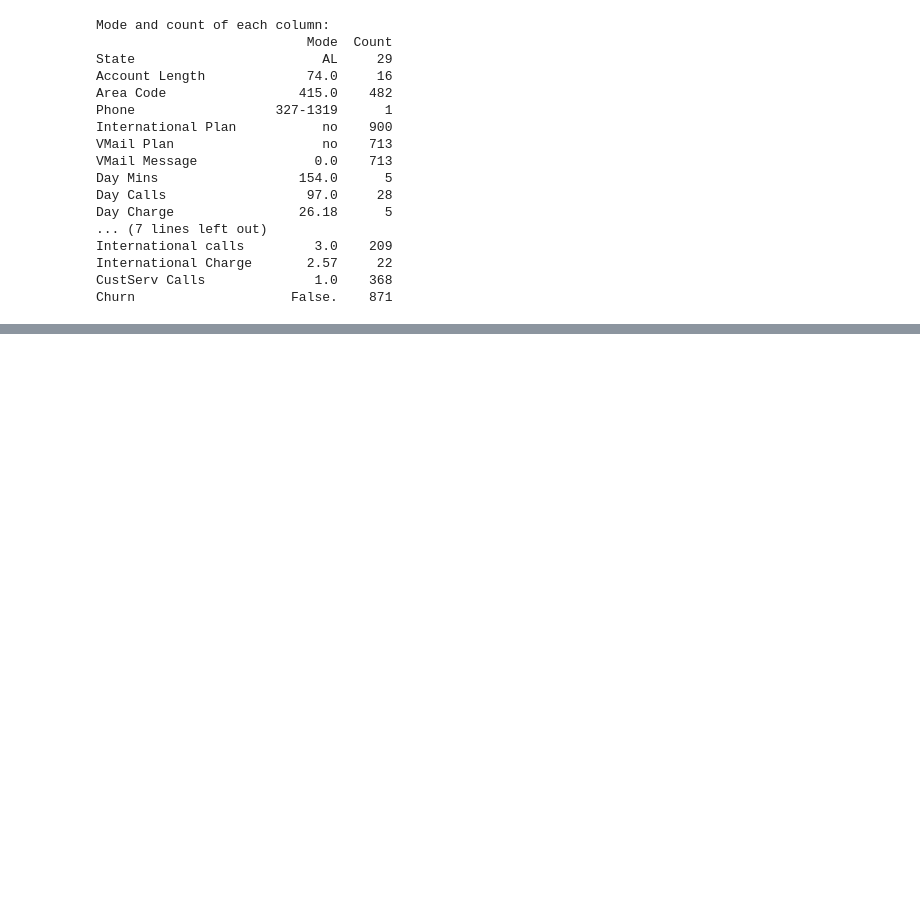
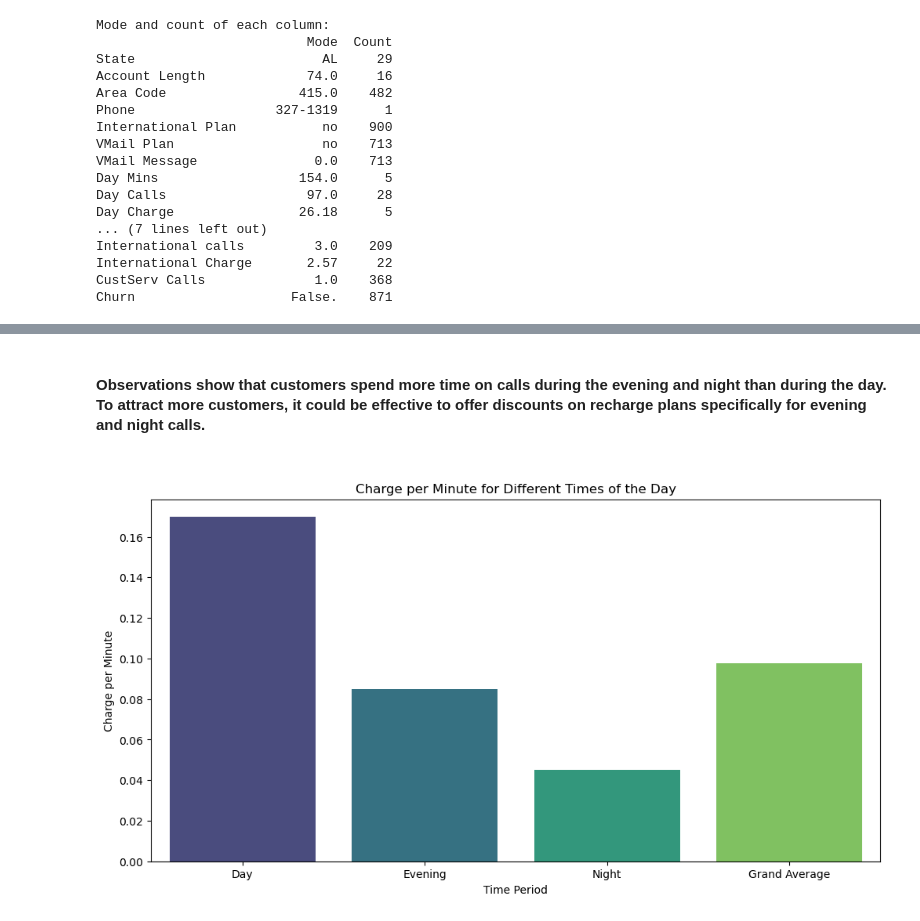
Before and after one commit to SweetyDhas/Live-Project, a Jupyter notebook: No Churn Telecom Project/No_Churn_Telecom.ipynb, the cells around one changed output, grey strips where cells are left out. Cells and saved outputs as stored; diff of their text form; code cells hidden in the pictures; blank space fills up the shorter version.

```diff
--- a/No Churn Telecom Project/No_Churn_Telecom.ipynb
+++ b/No Churn Telecom Project/No_Churn_Telecom.ipynb
@@ -255,0 +322,31 @@ Churn                    False.    871
+# %% [markdown]
+#### Observations show that customers spend more time on calls during the evening and night than during the day. To attract more customers, it could be effective to offer discounts on recharge plans specifically for evening and night calls.
+####
+# %%
+# Calculate the charge per minute for each time period
+df['Day Charge per Minute'] = df['Day Charge'] / df['Day Mins']
+df['Eve Charge per Minute'] = df['Eve Charge'] / df['Eve Mins']
+df['Night Charge per Minute'] = df['Night Charge'] / df['Night Mins']
+
+# Calculate the mean charges per minute
+avg_day_charge_per_min = df['Day Charge per Minute'].mean()
+avg_eve_charge_per_min = df['Eve Charge per Minute'].mean()
+avg_night_charge_per_min = df['Night Charge per Minute'].mean()
+grand_avg_charge_per_min = df[['Day Charge', 'Eve Charge', 'Night Charge']].sum().sum() / df[['Day Mins', 'Eve Mins', 'Night Mins']].sum().sum()
+
+# Create a DataFrame for plotting
+avg_charge_per_min_df = pd.DataFrame({
+    'Time Period': ['Day', 'Evening', 'Night', 'Grand Average'],
+    'Charge per Minute': [avg_day_charge_per_min, avg_eve_charge_per_min, avg_night_charge_per_min, grand_avg_charge_per_min]
+})
+
+# Plotting the bar plot
+plt.figure(figsize=(12, 6))
+sns.barplot(x='Time Period', y='Charge per Minute', data=avg_charge_per_min_df, hue='Time Period', palette='viridis')
+
+plt.title('Charge per Minute for Different Times of the Day')
+plt.xlabel('Time Period')
+plt.ylabel('Charge per Minute')
+plt.show()
+# %% [output]
+[figure, added]
```
Also changed, not shown: parts of 24 cells of this notebook.
